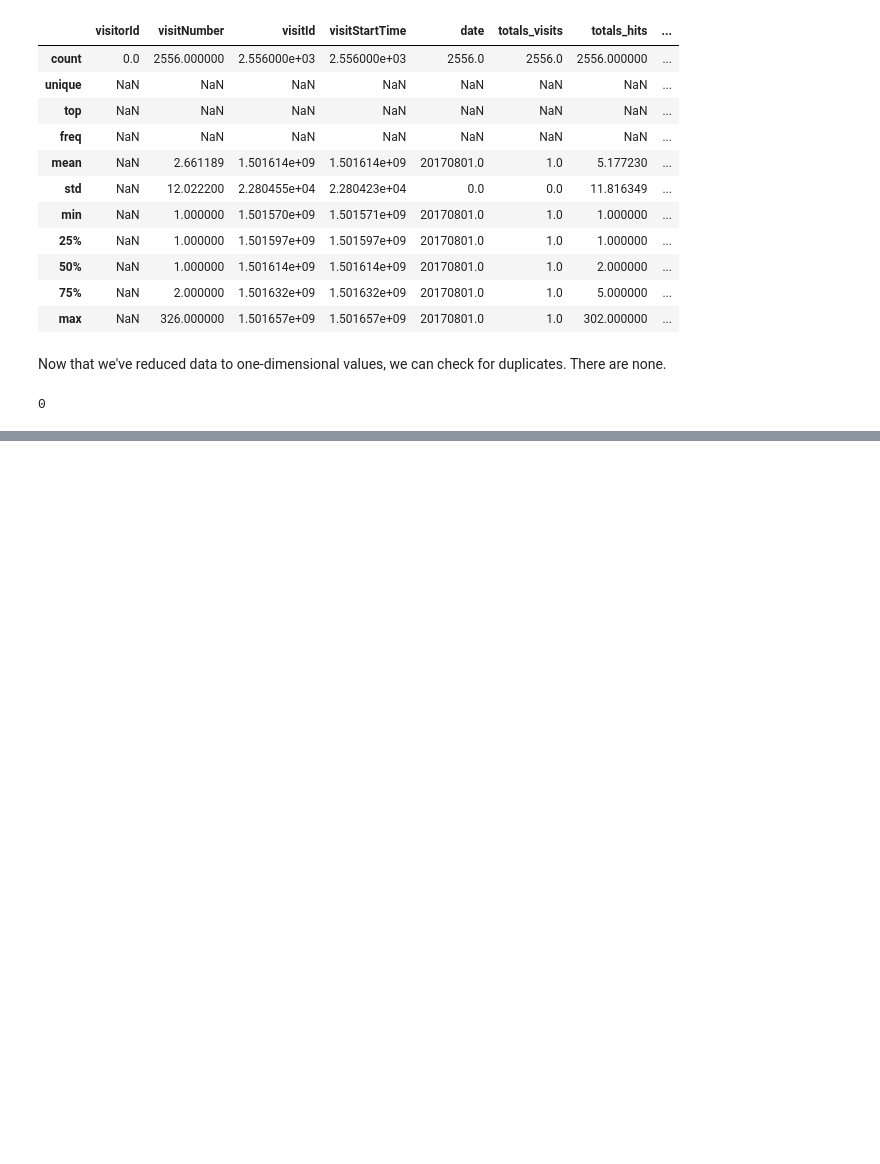
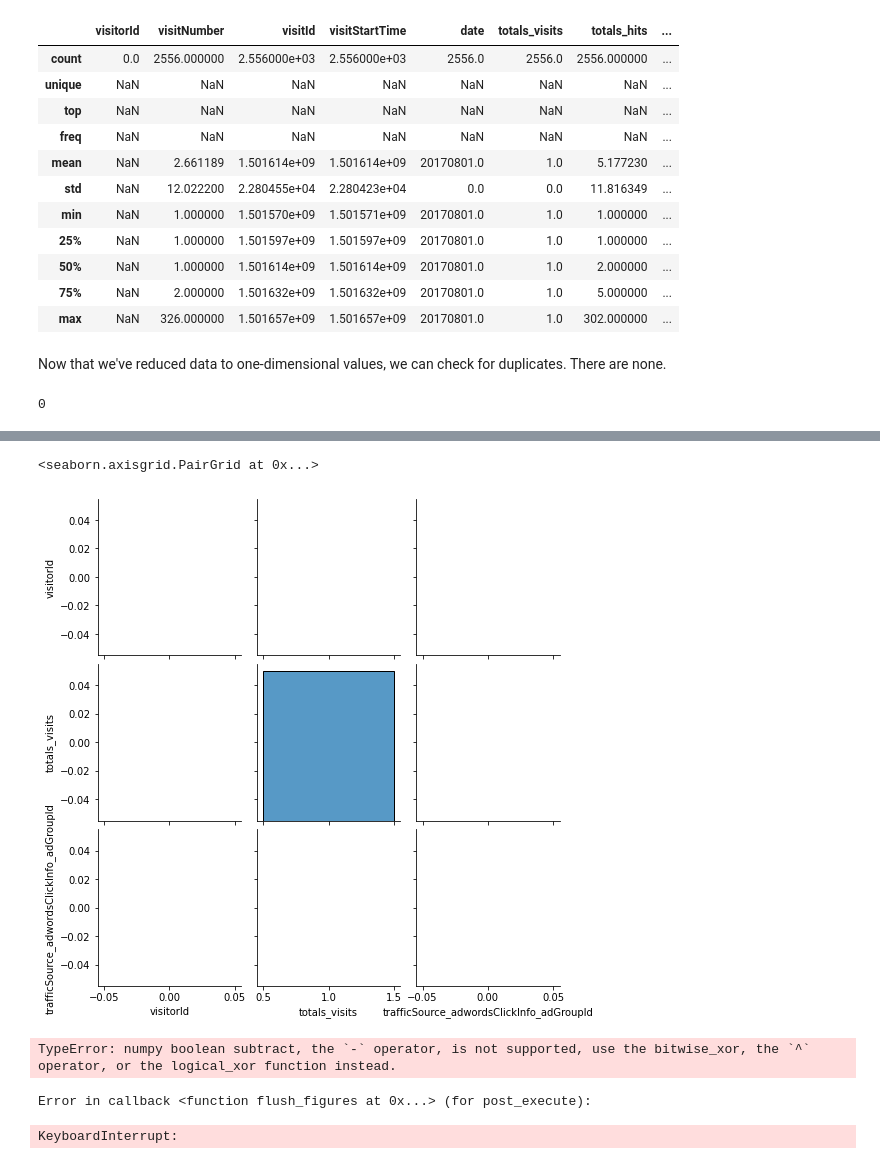
Before and after one commit to lamparelli/analytics_eda, a Jupyter notebook: eda.ipynb, the cells around one changed output, grey strips where cells are left out. Drawn from its saved outputs; the diff is of its cells as text; code cells hidden in the pictures; blank space fills up the shorter version.

```diff
--- a/eda.ipynb
+++ b/eda.ipynb
@@ -215,0 +278,12 @@ data.duplicated().sum()
+# %%
+a = data.loc[0:1000, ["visitorId", "totals_visits", "trafficSource_adwordsClickInfo_adGroupId"]]
+sns.pairplot(a)
+# %% [output]
+<seaborn.axisgrid.PairGrid at 0x...>
+[figure, added]
+# %%
+sns.pairplot(data)
+# %% [output]
+TypeError: numpy boolean subtract, the `-` operator, is not supported, use the bitwise_xor, the `^` operator, or the logical_xor function instead.
+Error in callback <function flush_figures at 0x...> (for post_execute):
+KeyboardInterrupt:
```
Also changed, not shown: parts of 5 cells of this notebook.
